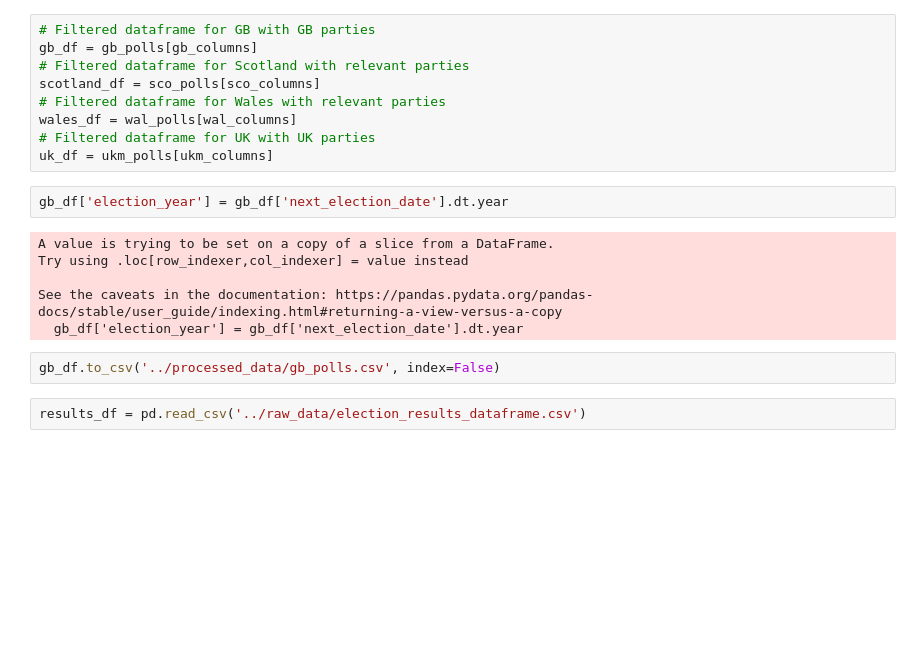
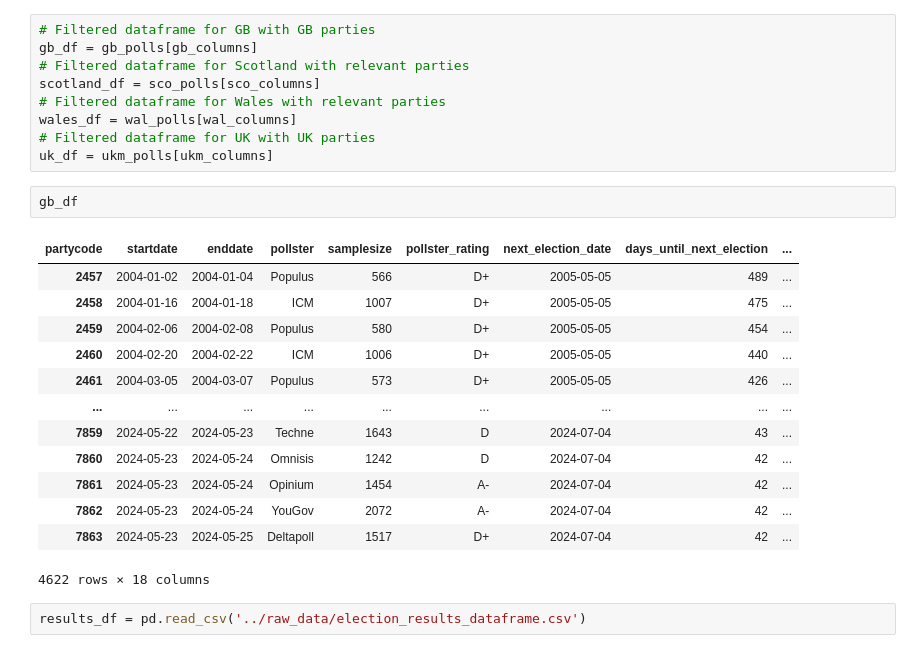
Before and after one commit to oscarhibbert/election-predictor, a Jupyter notebook: notebooks/chris_kingdon_data_cleaning.ipynb, the cells around one changed output. Saved outputs shown, nothing was run; the diff lists cells and outputs as text; blank space fills up the shorter version.

```diff
--- a/notebooks/chris_kingdon_data_cleaning.ipynb
+++ b/notebooks/chris_kingdon_data_cleaning.ipynb
@@ -116,16 +116,22 @@ scotland_df = sco_polls[sco_columns]
 wales_df = wal_polls[wal_columns]
 # Filtered dataframe for UK with UK parties
 uk_df = ukm_polls[ukm_columns]
-# %%
-gb_df['election_year'] = gb_df['next_election_date'].dt.year
-# %% [output]
-A value is trying to be set on a copy of a slice from a DataFrame.
-Try using .loc[row_indexer,col_indexer] = value instead
-
-See the caveats in the documentation: https://pandas.pydata.org/pandas-docs/stable/user_guide/indexing.html#returning-a-view-versus-a-copy
-  gb_df['election_year'] = gb_df['next_election_date'].dt.year
-# %%
-gb_df.to_csv('../processed_data/gb_polls.csv', index=False)
+# %%
+gb_df
+# %% [output]
+| partycode | startdate | enddate | pollster | samplesize | pollster_rating | next_election_date | days_until_next_election | ... |
+| 2457 | 2004-01-02 | 2004-01-04 | Populus | 566 | D+ | 2005-05-05 | 489 | ... |
+| 2458 | 2004-01-16 | 2004-01-18 | ICM | 1007 | D+ | 2005-05-05 | 475 | ... |
+| 2459 | 2004-02-06 | 2004-02-08 | Populus | 580 | D+ | 2005-05-05 | 454 | ... |
+| 2460 | 2004-02-20 | 2004-02-22 | ICM | 1006 | D+ | 2005-05-05 | 440 | ... |
+| 2461 | 2004-03-05 | 2004-03-07 | Populus | 573 | D+ | 2005-05-05 | 426 | ... |
+| ... | ... | ... | ... | ... | ... | ... | ... | ... |
+| 7859 | 2024-05-22 | 2024-05-23 | Techne | 1643 | D | 2024-07-04 | 43 | ... |
+| 7860 | 2024-05-23 | 2024-05-24 | Omnisis | 1242 | D | 2024-07-04 | 42 | ... |
+| 7861 | 2024-05-23 | 2024-05-24 | Opinium | 1454 | A- | 2024-07-04 | 42 | ... |
+| 7862 | 2024-05-23 | 2024-05-24 | YouGov | 2072 | A- | 2024-07-04 | 42 | ... |
+| 7863 | 2024-05-23 | 2024-05-25 | Deltapoll | 1517 | D+ | 2024-07-04 | 42 | ... |
+4622 rows × 18 columns
 # %%
 results_df = pd.read_csv('../raw_data/election_results_dataframe.csv')
 # %%
```
Also changed, not shown: parts of 1 cell of this notebook, 5 other files.
